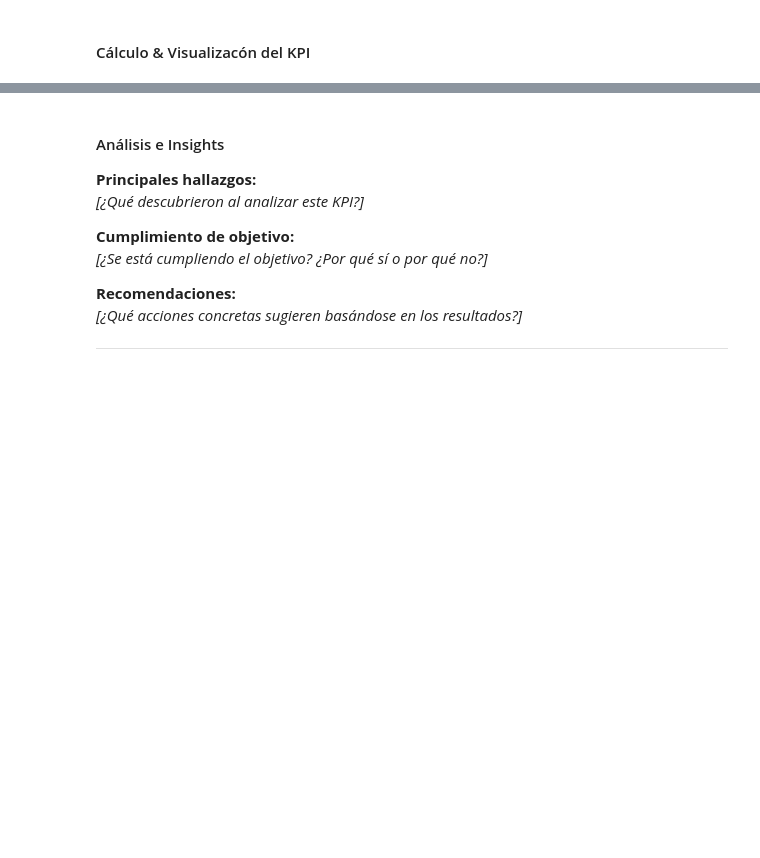
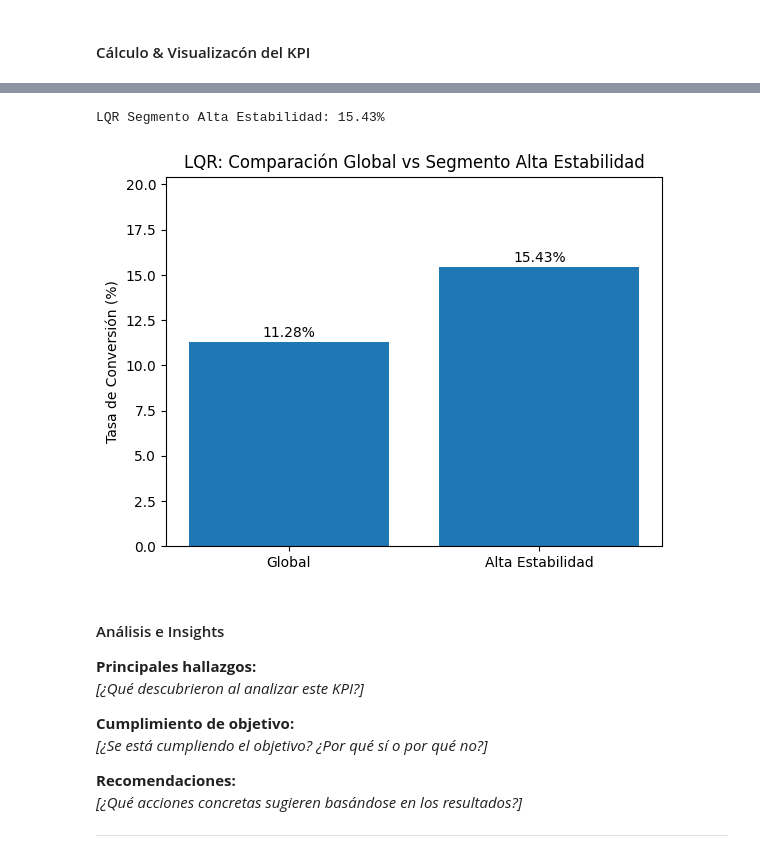
Before and after one commit to arnausans23/data-analytics-tfm, a Jupyter notebook: 1_analisis_datos_v2.ipynb, the cells around one changed output, grey strips where cells are left out. Cells and saved outputs as stored; diff of their text form; code cells hidden in the pictures; blank space fills up the shorter version.

```diff
--- a/1_analisis_datos_v2.ipynb
+++ b/1_analisis_datos_v2.ipynb
@@ -1238,3 +1251,49 @@ _Priorizar la gestión del segmento de re-contactos (niveles 2 a 5) para maximiz
+# %%
+alta_estabilidad = df_clean[
+    (df_clean["marital"].isin(["single"])) &
+    (df_clean["education"].isin(["university.degree"])) &
+    (df_clean["job"].isin(["admin.","technical"]))
+]
+
+lqr_alta_estabilidad = (alta_estabilidad['Contratación'] == 'yes').mean() * 100
+
+print(f"LQR Segmento Alta Estabilidad: {lqr_alta_estabilidad:.2f}%")
+# %% [output]
+LQR Segmento Alta Estabilidad: 15.43%
+# %%
+# Calcular LQR global
+lqr_global = (df_clean['Contratación'] == 'yes').mean() * 100
+
+# LQR del segmento (ya calculado)
+lqr_segmento = lqr_alta_estabilidad
+
+# Datos
+labels = ['Global', 'Alta Estabilidad']
+values = [lqr_global, lqr_segmento]
+
+# Gráfico
+plt.figure()
+bars = plt.bar(labels, values)
+
+# Título y ejes
+plt.title('LQR: Comparación Global vs Segmento Alta Estabilidad')
+plt.ylabel('Tasa de Conversión (%)')
+
+# Etiquetas encima de las barras
+for bar in bars:
+    height = bar.get_height()
+    plt.text(
+        bar.get_x() + bar.get_width()/2,
+        height + 0.3,
+        f'{height:.2f}%',
+        ha='center'
+    )
+
+plt.ylim(0, max(values) + 5)
+
+plt.show()
+# %% [output]
+[figure, added]
 # %% [markdown]
 #### Análisis e Insights
 
```
Also changed, not shown: parts of 18 cells of this notebook.
